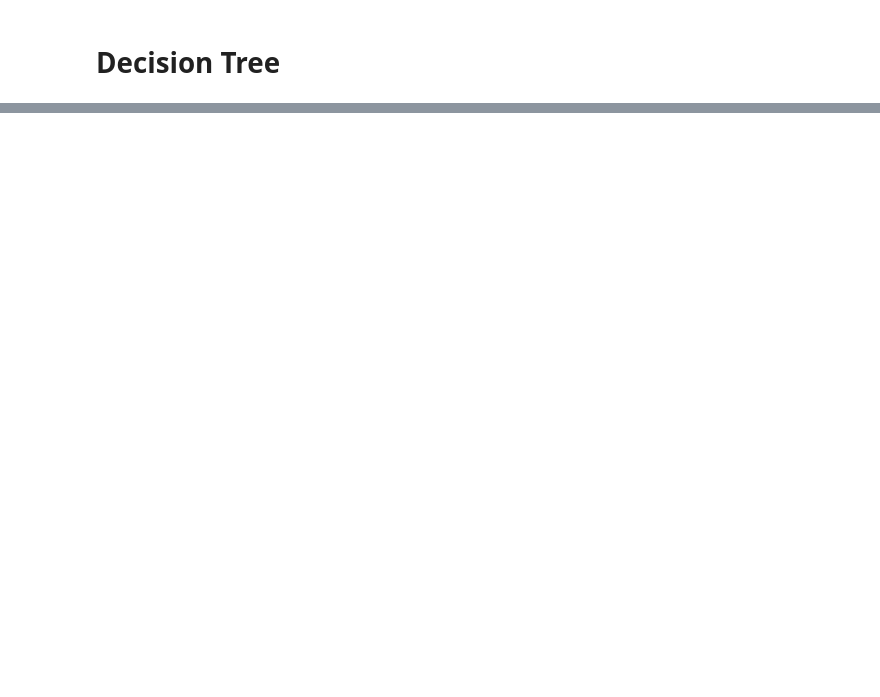
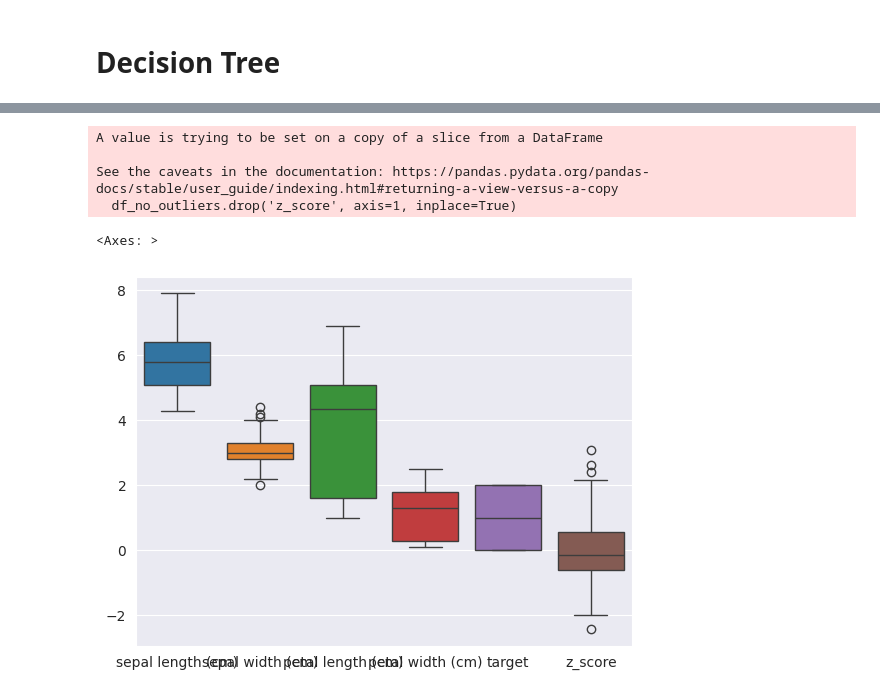
Before and after one commit to aman40399/AIML, a Jupyter notebook: decision/iris_tree_algo.ipynb, the cells around one changed output, grey strips where cells are left out. Drawn from its saved outputs; the diff is of its cells as text; code cells hidden in the pictures; blank space fills up the shorter version.

```diff
--- a/decision/iris_tree_algo.ipynb
+++ b/decision/iris_tree_algo.ipynb
@@ -38,0 +68,24 @@ iris = load_iris()
+# %%
+
+#by using z-score
+# Calculate the Z-scores for the 'sepal width (cm)' column
+df['z_score'] = zscore(df["sepal width (cm)"])
+
+# Define the threshold (typically ±3)
+threshold = 3
+
+# Filter out the outliers
+df_no_outliers = df[(df['z_score'] < threshold) & (df['z_score'] > -threshold)]
+
+# Drop the 'z_score' column, as it was only for filtering
+df_no_outliers.drop('z_score', axis=1, inplace=True)
+# %% [output]
+A value is trying to be set on a copy of a slice from a DataFrame
+
+See the caveats in the documentation: https://pandas.pydata.org/pandas-docs/stable/user_guide/indexing.html#returning-a-view-versus-a-copy
+  df_no_outliers.drop('z_score', axis=1, inplace=True)
+# %%
+sns.boxplot(df)
+# %% [output]
+<Axes: >
+[figure, added]
```
Also changed, not shown: parts of 6 cells of this notebook, 1 other file.
